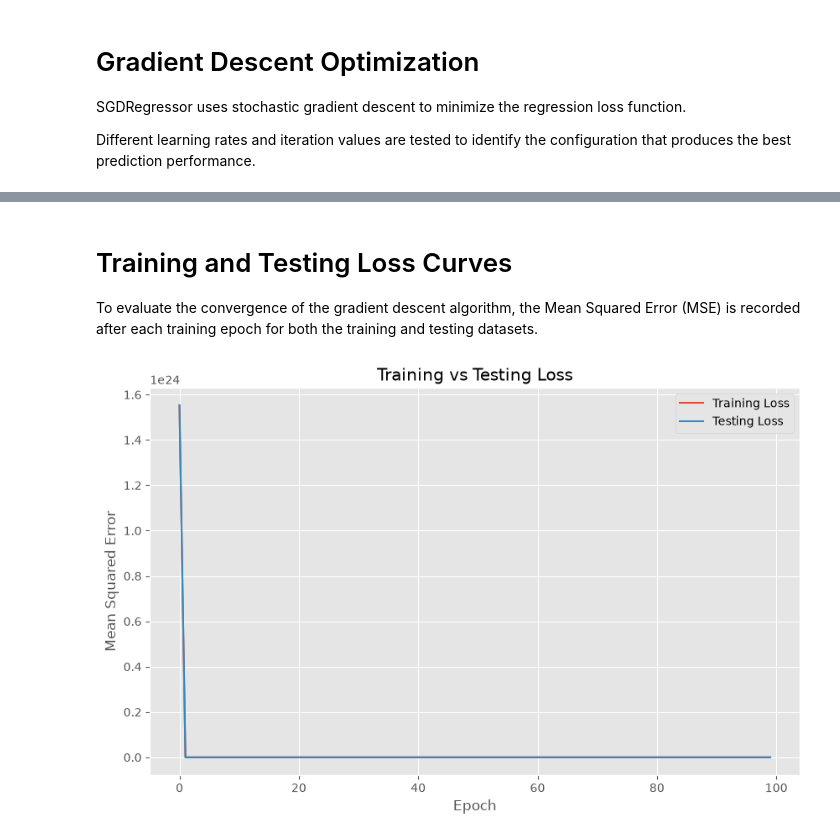
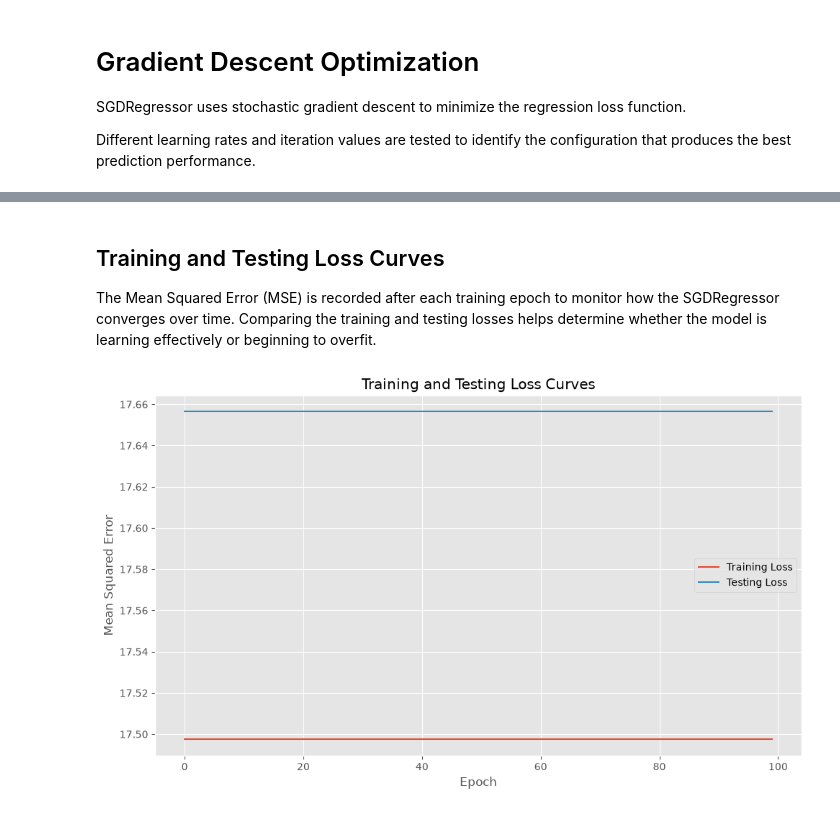
Before and after one commit to Abejirin-King/Regression-Analysis-Mobile-Application, a Jupyter notebook: summative/linear_regression/multivariate.ipynb, the cells around one changed output, grey strips where cells are left out. Cells and saved outputs as stored; diff of their text form; code cells hidden in the pictures.

```diff
--- a/summative/linear_regression/multivariate.ipynb
+++ b/summative/linear_regression/multivariate.ipynb
@@ -831,9 +782,9 @@ sgd_results_df.sort_values("R²", ascending=False)
 | 1 | constant | 0.0010 | 3.324753 | 4.374772 | 0.858639 |
 | 0 | constant | 0.0001 | 3.324418 | 4.375188 | 0.858612 |
 # %% [markdown]
-# Training and Testing Loss Curves
+## Training and Testing Loss Curves
 
-To evaluate the convergence of the gradient descent algorithm, the Mean Squared Error (MSE) is recorded after each training epoch for both the training and testing datasets.
+The Mean Squared Error (MSE) is recorded after each training epoch to monitor how the SGDRegressor converges over time. Comparing the training and testing losses helps determine whether the model is learning effectively or beginning to overfit.
 # %%
 epochs = 100
 
@@ -841,7 +792,8 @@ loss_train = []
 loss_test = []
 
 sgd_curve = SGDRegressor(
-    learning_rate="optimal",
+    learning_rate="constant",
+    eta0=0.001,
     max_iter=1,
     warm_start=True,
     random_state=42
@@ -849,31 +801,53 @@ sgd_curve = SGDRegressor(
 
 for epoch in range(epochs):
 
-    sgd_curve.partial_fit(X_train, y_train)
+    sgd_curve.partial_fit(
+        X_train,
+        y_train
+    )
 
-    train_pred = sgd_curve.predict(X_train)
-    test_pred = sgd_curve.predict(X_test)
+    train_prediction = sgd_curve.predict(
+        X_train
+    )
+
+    test_prediction = sgd_curve.predict(
+        X_test
+    )
 
     loss_train.append(
-        mean_squared_error(y_train, train_pred)
+        mean_squared_error(
+            y_train,
+            train_prediction
+        )
     )
 
     loss_test.append(
-        mean_squared_error(y_test, test_pred)
+        mean_squared_error(
+            y_test,
+            test_prediction
+        )
     )
 # %%
-plt.figure(figsize=(10,6))
+plt.figure(figsize=(10, 6))
 
-plt.plot(loss_train, label="Training Loss")
-plt.plot(loss_test, label="Testing Loss")
+plt.plot(
+    loss_train,
+    label="Training Loss"
+)
+
+plt.plot(
+    loss_test,
+    label="Testing Loss"
+)
 
 plt.xlabel("Epoch")
 plt.ylabel("Mean Squared Error")
-plt.title("Training vs Testing Loss")
+plt.title("Training and Testing Loss Curves")
 
 plt.legend()
 
+plt.tight_layout()
 plt.show()
 # %% [output]
-[figure, old version]
+[figure, new version]
 # %%
```
Also changed, not shown: parts of 42 cells of this notebook, 1 other file.
